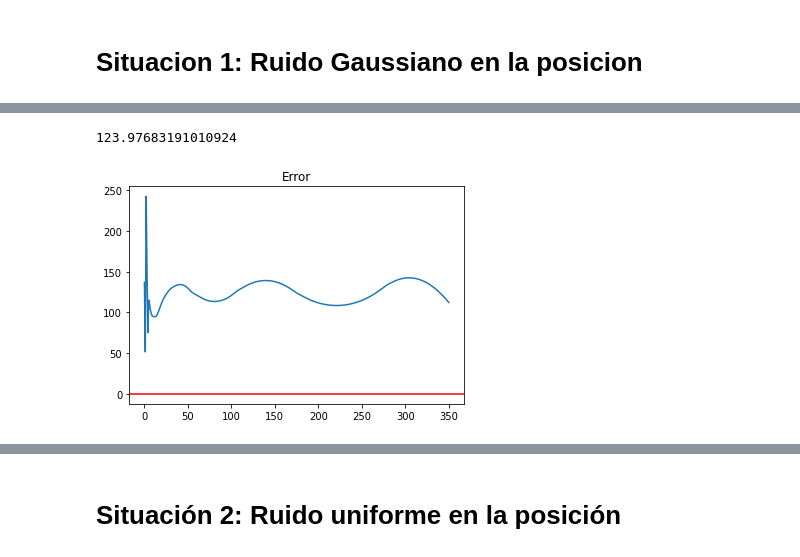
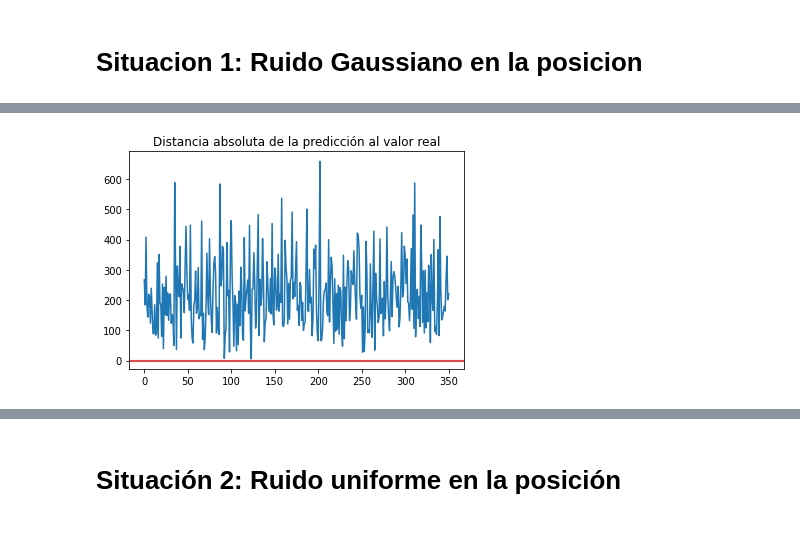
Before and after one commit to nicolascecchi/AI-Specialization, a Jupyter notebook: MateIA/Implementacion_Kalman.ipynb, the cells around one changed output, grey strips where cells are left out. Saved outputs shown, nothing was run; the diff lists cells and outputs as text; code cells hidden in the pictures.

```diff
--- a/MateIA/Implementacion_Kalman.ipynb
+++ b/MateIA/Implementacion_Kalman.ipynb
@@ -118,17 +126,14 @@ f.show()
 # %% [output]
 [interactive output not drawn]
 # %%
-error = np.sqrt((a.x-pos_gauss.x)**2 + (a.z-pos_gauss.z)**2+ (a.z-pos_gauss.z)**2 )
+error = np.sqrt((Pred_Gauss.x-pos_gauss.x)**2 + (Pred_Gauss.z-pos_gauss.z)**2+ (Pred_Gauss.z-pos_gauss.z)**2 )
 error = error.fillna(0)
-mse = error.sum()/len(error-1)
-mse
+distancia_promedio = error.sum()/len(error-1)
+
+f, ax = plt.subplots()
+ax.plot(error[:-1])
+ax.axhline(y=0,color='red')
+ax.set_title('Distancia absoluta de la predicción al valor real')
+plt.show()
 # %% [output]
-123.97683191010924
+[figure, added]
-# %%
-f, ax = plt.subplots()
-ax.plot(error[:-1])
-ax.axhline(y=0,color='red')
-ax.set_title('Error')
-plt.show()
-# %% [output]
-[figure, removed]
```
Also changed, not shown: parts of 24 cells of this notebook.
